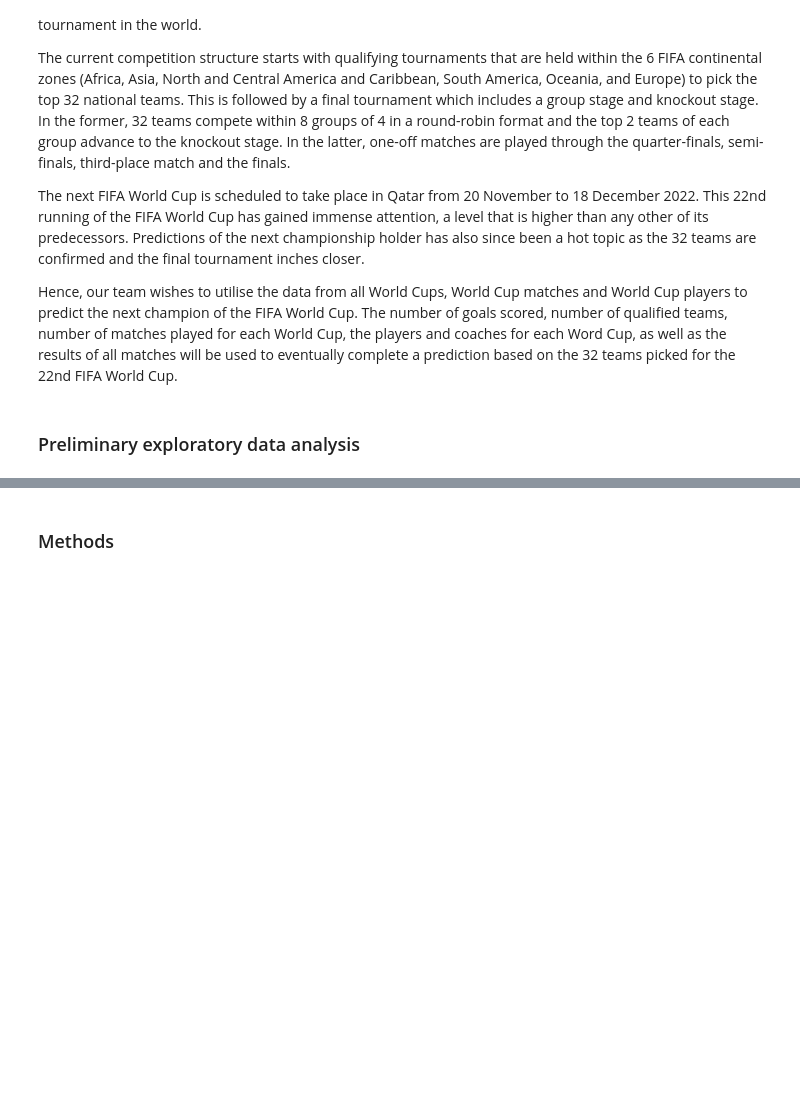
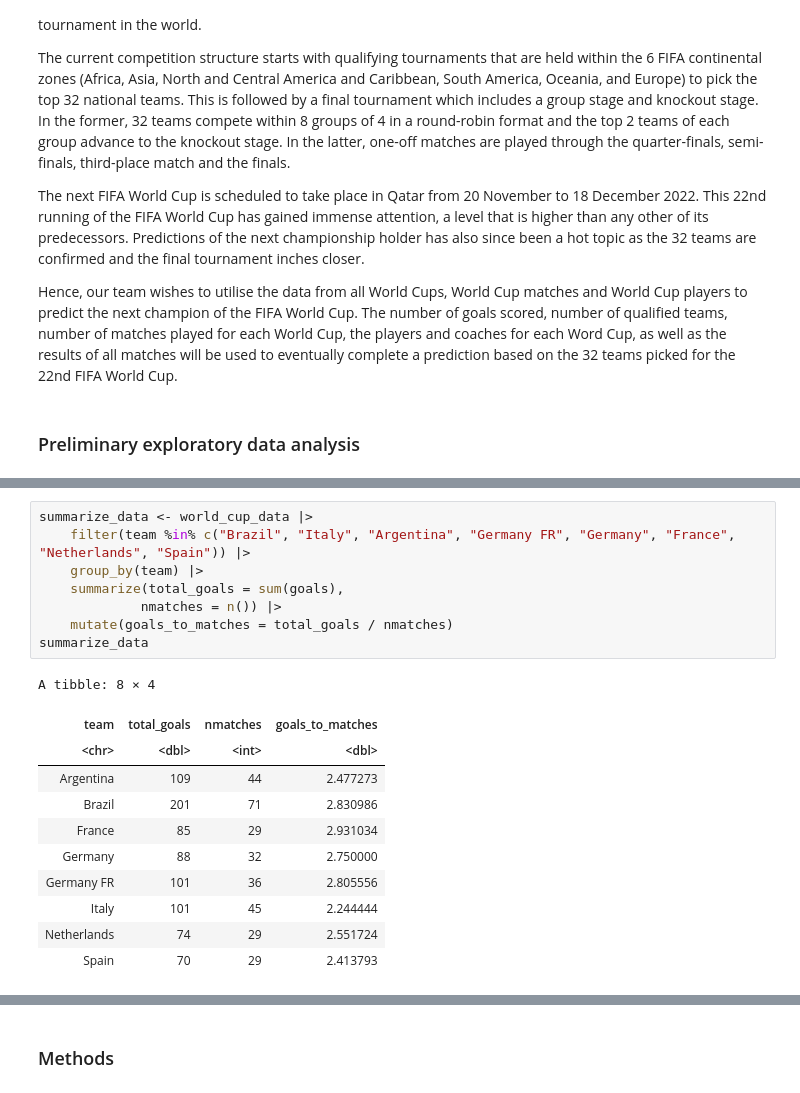
Before and after one commit to bowencu/dsci100groupproject, a Jupyter notebook: group_proposal.ipynb, the cells around one changed output, grey strips where cells are left out. Cells and saved outputs as stored; diff of their text form; blank space fills up the shorter version.

```diff
--- a/group_proposal.ipynb
+++ b/group_proposal.ipynb
@@ -17,0 +113,20 @@ Hence, our team wishes to utilise the data from all World Cups, World Cup matche
+# %%
+summarize_data <- world_cup_data |>
+    filter(team %in% c("Brazil", "Italy", "Argentina", "Germany FR", "Germany", "France", "Netherlands", "Spain")) |>
+    group_by(team) |>
+    summarize(total_goals = sum(goals),
+             nmatches = n()) |>
+    mutate(goals_to_matches = total_goals / nmatches)
+summarize_data
+# %% [output]
+A tibble: 8 × 4
+| team | total_goals | nmatches | goals_to_matches |
+| <chr> | <dbl> | <int> | <dbl> |
+| Argentina | 109 | 44 | 2.477273 |
+| Brazil | 201 | 71 | 2.830986 |
+| France | 85 | 29 | 2.931034 |
+| Germany | 88 | 32 | 2.750000 |
+| Germany FR | 101 | 36 | 2.805556 |
+| Italy | 101 | 45 | 2.244444 |
+| Netherlands | 74 | 29 | 2.551724 |
+| Spain | 70 | 29 | 2.413793 |
```
Also changed, not shown: parts of 4 cells of this notebook.
